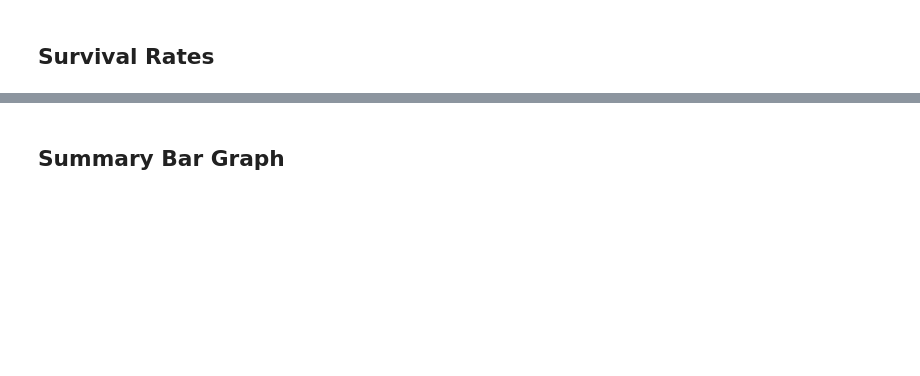
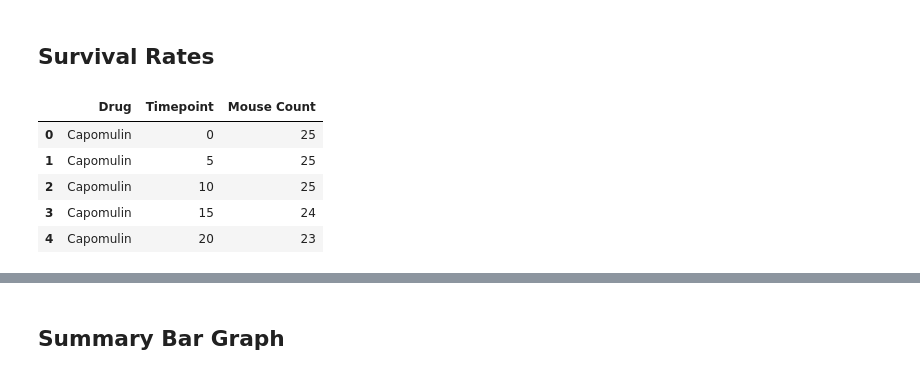
Before and after one commit to Christina-Clements/matplotlib-challenge, a Jupyter notebook: Pymaceuticals/pymaceuticals_starter.ipynb, the cells around one changed output, grey strips where cells are left out. Cells and saved outputs as stored; diff of their text form; code cells hidden in the pictures; blank space fills up the shorter version.

```diff
--- a/Pymaceuticals/pymaceuticals_starter.ipynb
+++ b/Pymaceuticals/pymaceuticals_starter.ipynb
@@ -244,9 +244,20 @@ plt.show()
 ## Survival Rates
 # %%
 # Store the Count of Mice Grouped by Drug and Timepoint (W can pass any metric)
-
+mice_grouped = combined_mouse_df.groupby(["Drug", "Timepoint"])
 # Convert to DataFrame
-
+mice_count = mice_grouped.count()
+mice_count = mice_count.reset_index()
+mice_count = mice_count[["Drug", "Timepoint", "Mouse ID"]]
+mice_count = mice_count.rename(columns={"Mouse ID": "Mouse Count"})
 # Preview DataFrame
+mice_count.head()
+# %% [output]
+|  | Drug | Timepoint | Mouse Count |
+| 0 | Capomulin | 0 | 25 |
+| 1 | Capomulin | 5 | 25 |
+| 2 | Capomulin | 10 | 25 |
+| 3 | Capomulin | 15 | 24 |
+| 4 | Capomulin | 20 | 23 |
 # %%
 # Minor Data Munging to Re-Format the Data Frames
```
Also changed, not shown: parts of 3 cells of this notebook.
